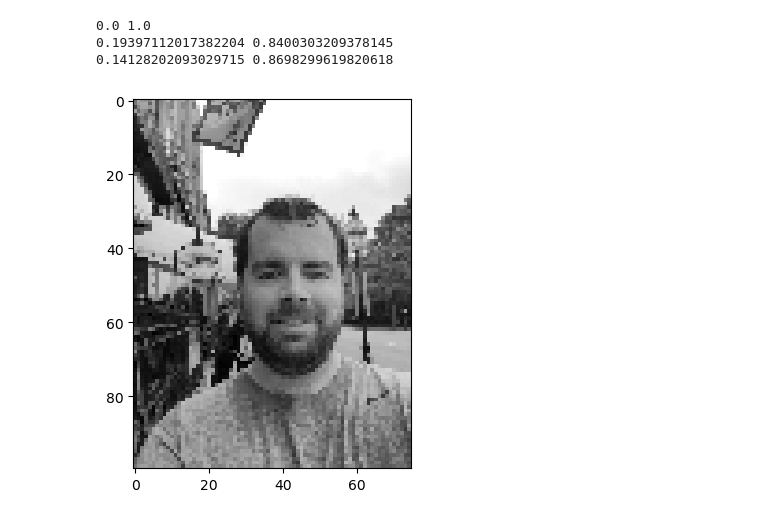
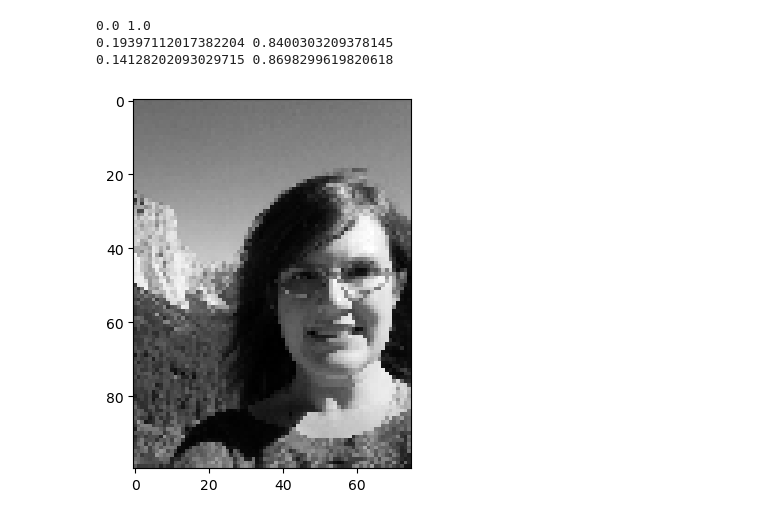
Before and after one commit to JinwooSean888/OldPicture_AiModel, a Jupyter notebook: colorizationModel.ipynb, the cells around one changed output. Cells and saved outputs as stored; diff of their text form; code cells hidden in the pictures.

```diff
--- a/colorizationModel.ipynb
+++ b/colorizationModel.ipynb
@@ -33,10 +33,10 @@ print(train_lab_images[..., 2].min(), train_lab_images[..., 2].max())
 0.19397112017382204 0.8400303209378145
 0.14128202093029715 0.8698299619820618
 # %%
-plt.imshow(train_lab_images[1][..., 0], cmap="gray")
+plt.imshow(train_lab_images[0][..., 0], cmap="gray")
 plt.show()
 # %% [output]
-[figure, old version]
+[figure, new version]
 # %%
 def conv2d_block(x, channel):
     x = Conv2D(channel, 3, padding="same")(x)
```
Also changed, not shown: parts of 19 cells of this notebook, 4 other files.
